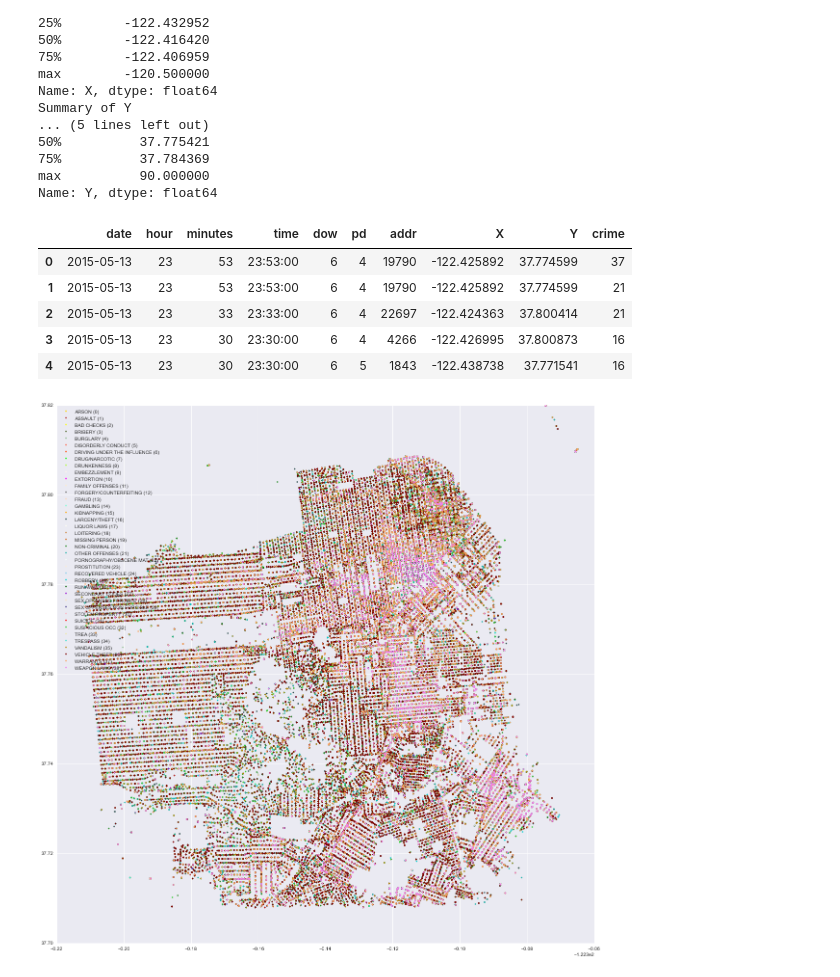
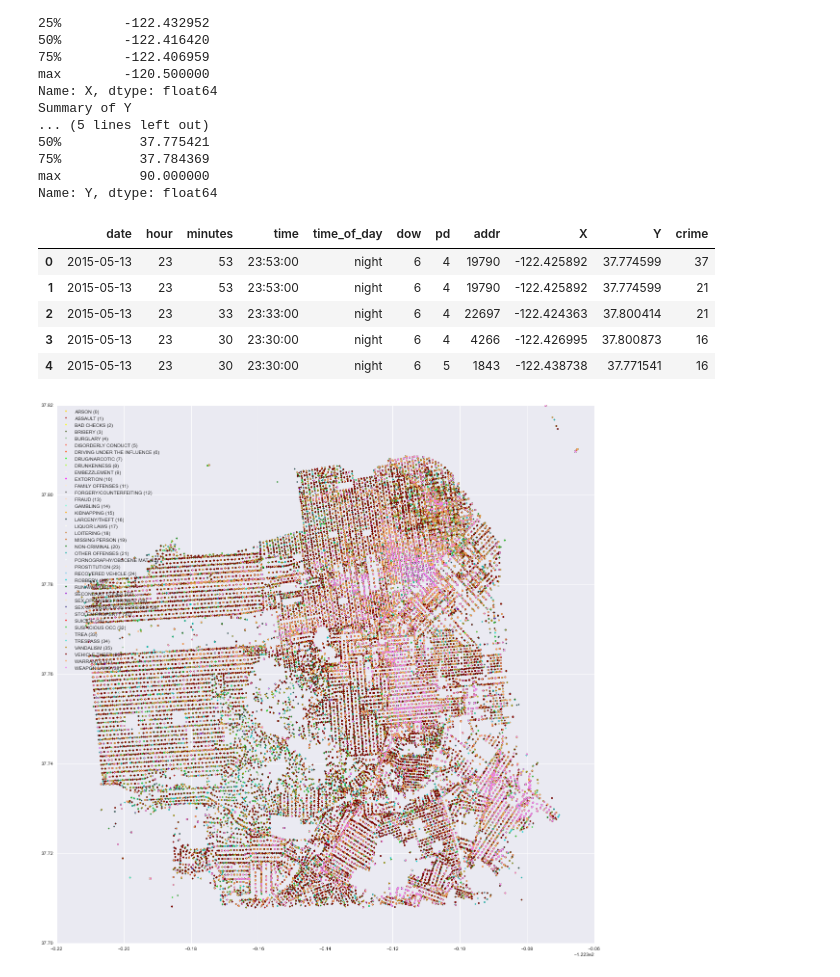
Before and after one commit to samacart/SFCrime, a Jupyter notebook: SFCrime-iPy.ipynb, the cells around one changed output. Cells and saved outputs as stored; diff of their text form; code cells hidden in the pictures.

Commit message:
Added Time Of Day Feature

```diff
--- a/SFCrime-iPy.ipynb
+++ b/SFCrime-iPy.ipynb
@@ -77,16 +80,21 @@ train_df['date'] = dates.date
 train_df['time'] = dates.time
 train_df['hour'] = dates.hour
 train_df['minutes'] = dates.minute
+
+train_df.ix[train_df.hour <12,'time_of_day'] = "morning"
+train_df.ix[train_df.hour >=12,'time_of_day'] = "midday"
+train_df.ix[train_df.hour >14,'time_of_day'] = "afternoon"
+train_df.ix[train_df.hour >18,'time_of_day'] = "night"
 # %%
-train_df_new = train_df[['date','hour','minutes','time','dow','pd','addr','X','Y','crime']]
+train_df_new = train_df[['date','hour','minutes','time','time_of_day', 'dow','pd','addr','X','Y','crime']]
 train_df_new.head()
 # %% [output]
-|  | date | hour | minutes | time | dow | pd | addr | X | Y | crime |
-| 0 | 2015-05-13 | 23 | 53 | 23:53:00 | 6 | 4 | 19790 | -122.425892 | 37.774599 | 37 |
-| 1 | 2015-05-13 | 23 | 53 | 23:53:00 | 6 | 4 | 19790 | -122.425892 | 37.774599 | 21 |
-| 2 | 2015-05-13 | 23 | 33 | 23:33:00 | 6 | 4 | 22697 | -122.424363 | 37.800414 | 21 |
-| 3 | 2015-05-13 | 23 | 30 | 23:30:00 | 6 | 4 | 4266 | -122.426995 | 37.800873 | 16 |
-| 4 | 2015-05-13 | 23 | 30 | 23:30:00 | 6 | 5 | 1843 | -122.438738 | 37.771541 | 16 |
+|  | date | hour | minutes | time | time_of_day | dow | pd | addr | X | Y | crime |
+| 0 | 2015-05-13 | 23 | 53 | 23:53:00 | night | 6 | 4 | 19790 | -122.425892 | 37.774599 | 37 |
+| 1 | 2015-05-13 | 23 | 53 | 23:53:00 | night | 6 | 4 | 19790 | -122.425892 | 37.774599 | 21 |
+| 2 | 2015-05-13 | 23 | 33 | 23:33:00 | night | 6 | 4 | 22697 | -122.424363 | 37.800414 | 21 |
+| 3 | 2015-05-13 | 23 | 30 | 23:30:00 | night | 6 | 4 | 4266 | -122.426995 | 37.800873 | 16 |
+| 4 | 2015-05-13 | 23 | 30 | 23:30:00 | night | 6 | 5 | 1843 | -122.438738 | 37.771541 | 16 |
 # %%
 cnames = {
 'aliceblue':            '#F0F8FF',
```
Also changed, not shown: parts of 1 cell of this notebook.
